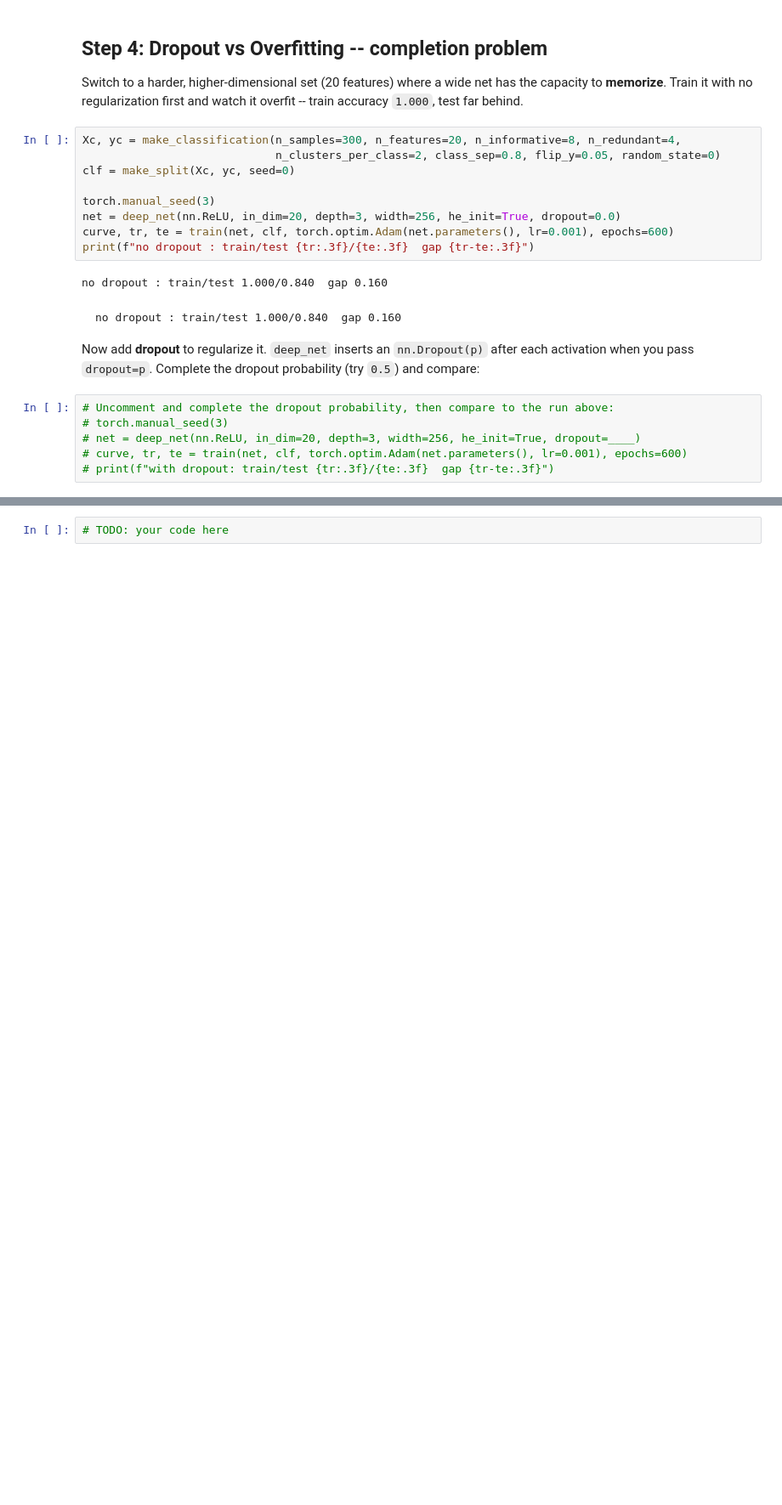
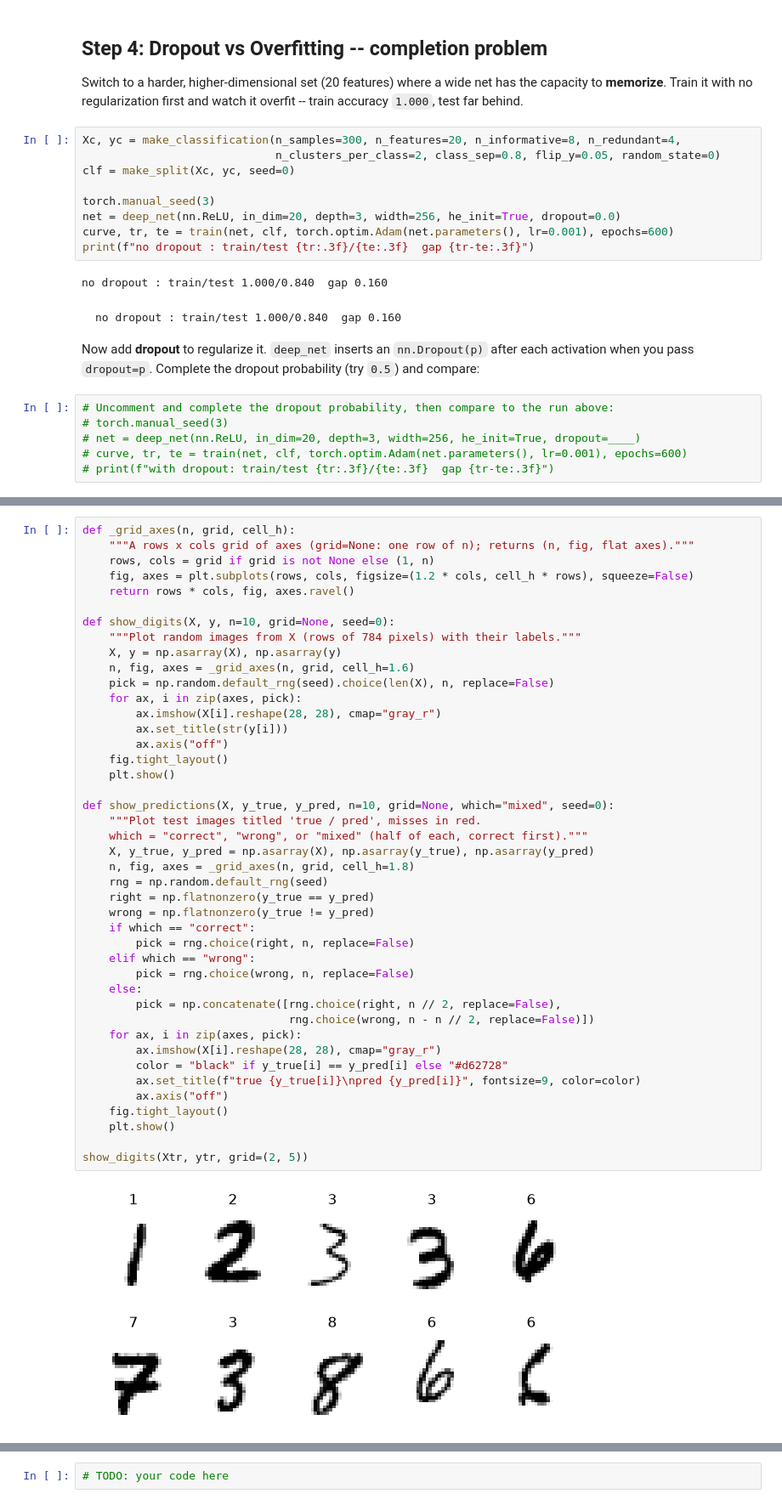
Before and after one commit to devomh/cdat4011-2026, a Jupyter notebook: u05_deep_learning/l17_lab_training_deep_networks.ipynb, the cells around one changed output, grey strips where cells are left out. Shown at 85% size. Cells and saved outputs as stored; diff of their text form; blank space fills up the shorter version.

```diff
--- a/u05_deep_learning/l17_lab_training_deep_networks.ipynb
+++ b/u05_deep_learning/l17_lab_training_deep_networks.ipynb
@@ -256,0 +345,45 @@ you pass `dropout=p`. Complete the dropout probability (try `0.5`) and compare:
+# %%
+def _grid_axes(n, grid, cell_h):
+    """A rows x cols grid of axes (grid=None: one row of n); returns (n, fig, flat axes)."""
+    rows, cols = grid if grid is not None else (1, n)
+    fig, axes = plt.subplots(rows, cols, figsize=(1.2 * cols, cell_h * rows), squeeze=False)
+    return rows * cols, fig, axes.ravel()
+
+def show_digits(X, y, n=10, grid=None, seed=0):
+    """Plot random images from X (rows of 784 pixels) with their labels."""
+    X, y = np.asarray(X), np.asarray(y)
+    n, fig, axes = _grid_axes(n, grid, cell_h=1.6)
+    pick = np.random.default_rng(seed).choice(len(X), n, replace=False)
+    for ax, i in zip(axes, pick):
+        ax.imshow(X[i].reshape(28, 28), cmap="gray_r")
+        ax.set_title(str(y[i]))
+        ax.axis("off")
+    fig.tight_layout()
+    plt.show()
+
+def show_predictions(X, y_true, y_pred, n=10, grid=None, which="mixed", seed=0):
+    """Plot test images titled 'true / pred', misses in red.
+    which = "correct", "wrong", or "mixed" (half of each, correct first)."""
+    X, y_true, y_pred = np.asarray(X), np.asarray(y_true), np.asarray(y_pred)
+    n, fig, axes = _grid_axes(n, grid, cell_h=1.8)
+    rng = np.random.default_rng(seed)
+    right = np.flatnonzero(y_true == y_pred)
+    wrong = np.flatnonzero(y_true != y_pred)
+    if which == "correct":
+        pick = rng.choice(right, n, replace=False)
+    elif which == "wrong":
+        pick = rng.choice(wrong, n, replace=False)
+    else:
+        pick = np.concatenate([rng.choice(right, n // 2, replace=False),
+                               rng.choice(wrong, n - n // 2, replace=False)])
+    for ax, i in zip(axes, pick):
+        ax.imshow(X[i].reshape(28, 28), cmap="gray_r")
+        color = "black" if y_true[i] == y_pred[i] else "#d62728"
+        ax.set_title(f"true {y_true[i]}\npred {y_pred[i]}", fontsize=9, color=color)
+        ax.axis("off")
+    fig.tight_layout()
+    plt.show()
+
+show_digits(Xtr, ytr, grid=(2, 5))
+# %% [output]
+[figure, added]
```
Also changed, not shown: parts of 23 cells of this notebook, 3 other files.
